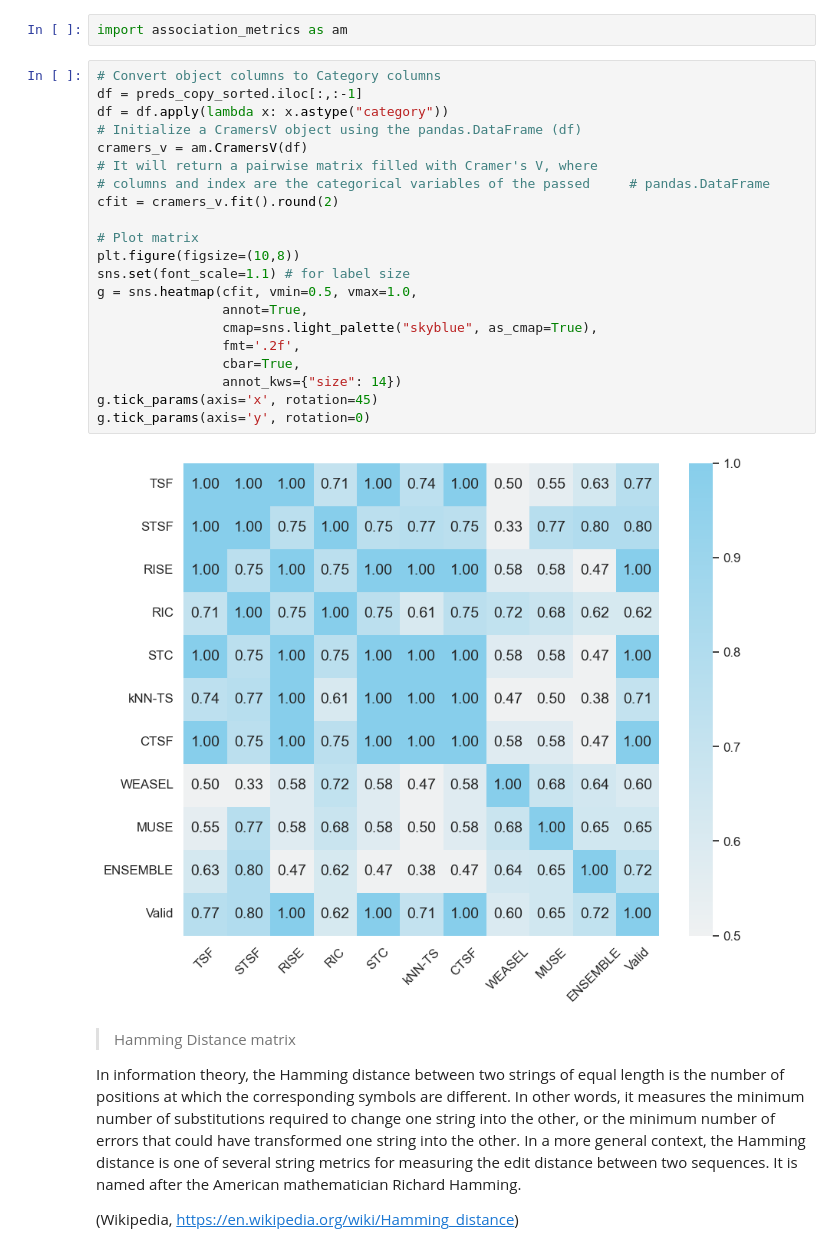
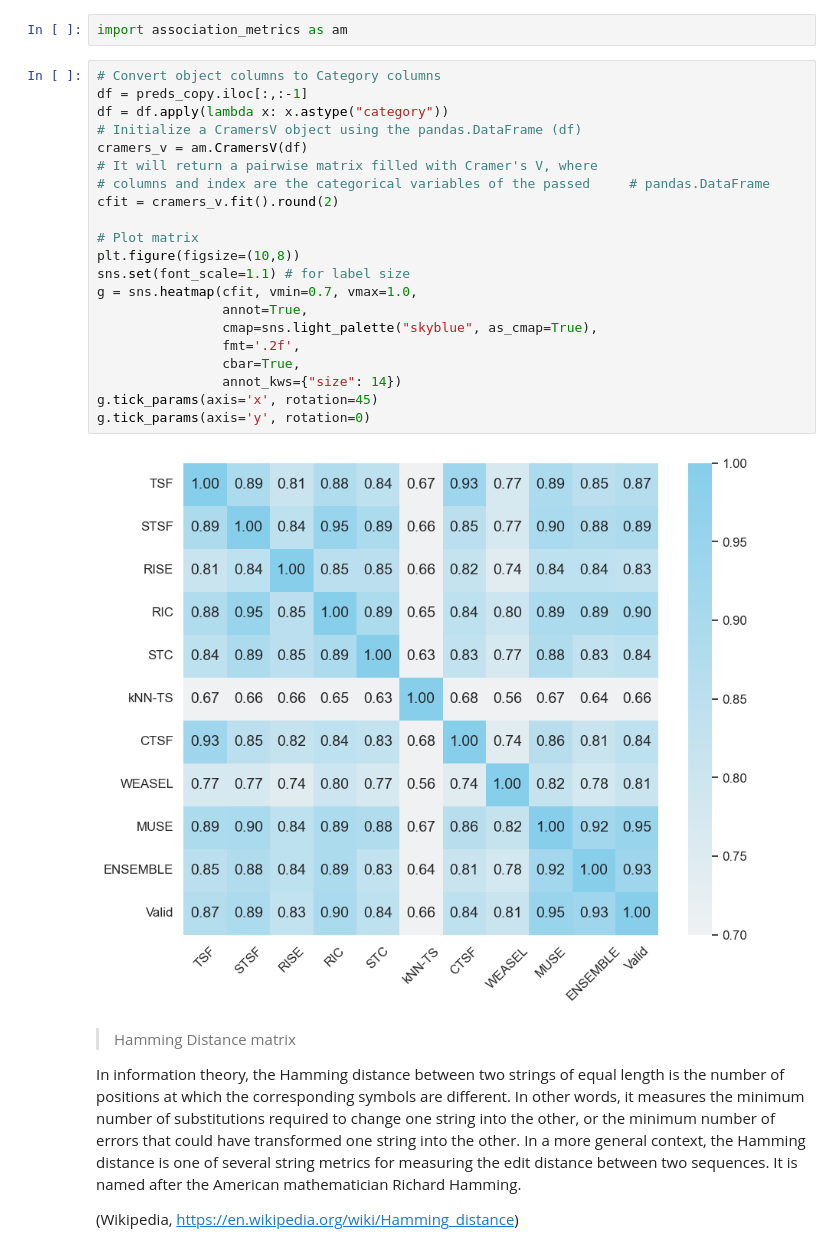
Before and after one commit to JABE22/MasterProject, a Jupyter notebook: MasterProjectCode_SAC-Analysis.ipynb, the cells around one changed output. Drawn from its saved outputs; the diff is of its cells as text.

```diff
--- a/MasterProjectCode_SAC-Analysis.ipynb
+++ b/MasterProjectCode_SAC-Analysis.ipynb
@@ -687,27 +714,27 @@ Cramer’s V facts:
 import association_metrics as am
 # %%
 # Convert object columns to Category columns
-df = preds_copy_sorted.iloc[:,:-1]
+df = preds_copy.iloc[:,:-1]
 df = df.apply(lambda x: x.astype("category"))
 # Initialize a CramersV object using the pandas.DataFrame (df)
 cramers_v = am.CramersV(df)
 # It will return a pairwise matrix filled with Cramer's V, where
 # columns and index are the categorical variables of the passed     # pandas.DataFrame
 cfit = cramers_v.fit().round(2)
 
 # Plot matrix
 plt.figure(figsize=(10,8))
 sns.set(font_scale=1.1) # for label size
-g = sns.heatmap(cfit, vmin=0.5, vmax=1.0,
+g = sns.heatmap(cfit, vmin=0.7, vmax=1.0,
                 annot=True,
                 cmap=sns.light_palette("skyblue", as_cmap=True),
                 fmt='.2f',
                 cbar=True,
                 annot_kws={"size": 14})
 g.tick_params(axis='x', rotation=45)
 g.tick_params(axis='y', rotation=0)
 # %% [output]
-[figure, old version]
+[figure, new version]
 # %% [markdown]
 > Hamming Distance matrix
 
```
Also changed, not shown: parts of 12 cells of this notebook, 9 other files.
